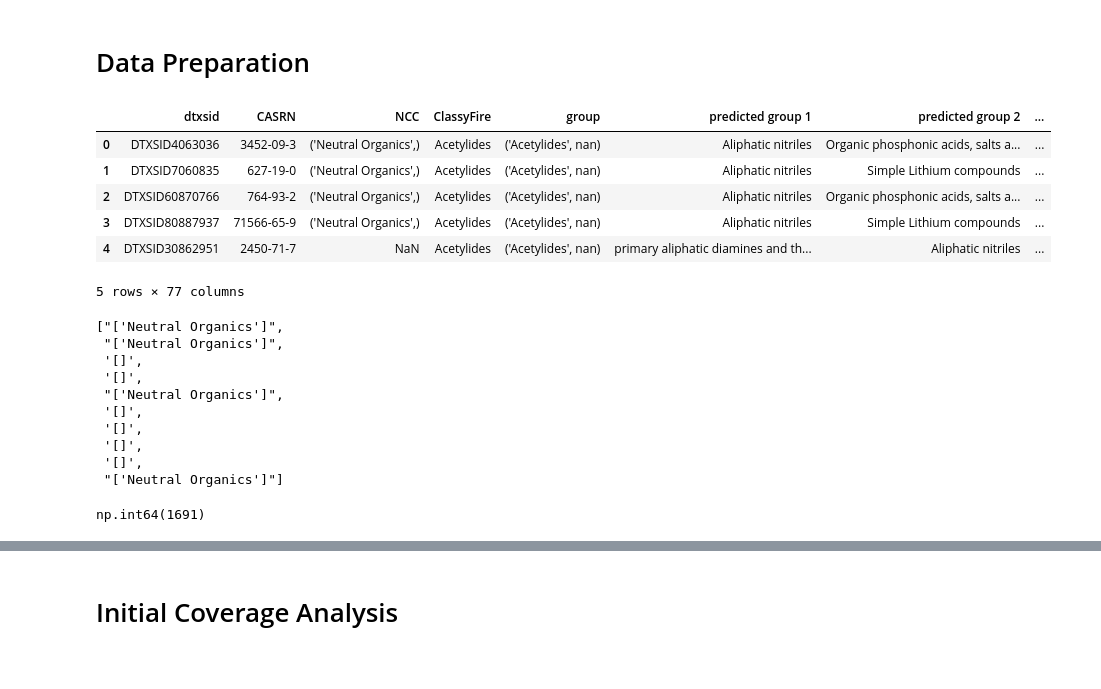
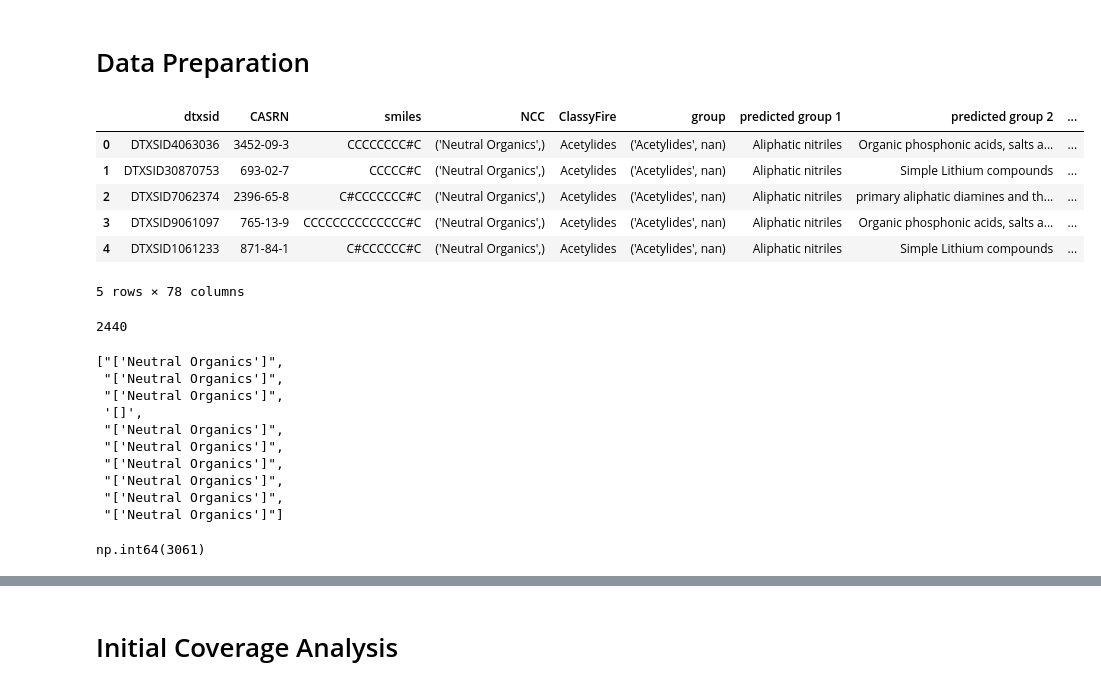
Before and after one commit to laxleary/EPA_Categories, a Jupyter notebook: notebooks/05-category_comparison.ipynb, the cells around one changed output, grey strips where cells are left out. Drawn from its saved outputs; the diff is of its cells as text; code cells hidden in the pictures.

```diff
--- a/notebooks/05-category_comparison.ipynb
+++ b/notebooks/05-category_comparison.ipynb
@@ -4,7 +4,7 @@
 import pandas as pd
 
 #Read in the two files
-arn_rf_groups = pd.read_csv("../data/rf_output_TSCA2.csv").set_index("Unnamed: 0")
+arn_rf_groups = pd.read_csv("../data/rf_output_TSCA2b.csv").set_index("Unnamed: 0")
 epa_groups = pd.read_csv("../outputs/TSCA_categories.csv").set_index("Unnamed: 0")
 # %%
 # Align column names
@@ -13,7 +13,6 @@ epa_groups = epa_groups.rename(columns={'chemicals':'dtxsid'})
 # Remove unecessary columns
 all_groups = arn_rf_groups.merge(epa_groups, on = 'dtxsid', how = 'inner')
 all_groups = all_groups.drop(columns=['PREFERRED_NAME',
- 'smiles',
  'errors',
  'qsar_ready_smiles',
  'physical_form',
@@ -74,40 +73,40 @@ all_groups = all_groups.drop(columns=['PREFERRED_NAME',
  'Conf_index_RT',
  'RT_predRange',
  'LogKOA_pred',
  'KOA_predRange',
  'AD_KOA',
  'AD_index_KOA',
  'Conf_index_KOA',
  'ionization',
  'pKa_a_pred',
  'pKa_a_predRange',
  'pKa_b_pred',
  'pKa_b_predRange',
  'AD_pKa',
  'AD_index_pKa',
  'Conf_index_pKa',
  'LogD55_pred',
  'LogD55_predRange',
  'LogD74_pred',
  'LogD74_predRange',
  'AD_LogD',
  'AD_index_LogD',
  'Conf_index_LogD',
  'HLC',
  'WS_pred_mol/L',
  'WS_pred_mg/L',
  'vendor_count',
  'in_sigma_aldrich',
  'mol'])
 all_groups.head()
 # %% [output]
-|  | dtxsid | CASRN | NCC | ClassyFire | group | predicted group 1 | predicted group 2 | ... |
-| 0 | DTXSID4063036 | 3452-09-3 | ('Neutral Organics',) | Acetylides | ('Acetylides', nan) | Aliphatic nitriles | Organic phosphonic acids, salts a... | ... |
-| 1 | DTXSID7060835 | 627-19-0 | ('Neutral Organics',) | Acetylides | ('Acetylides', nan) | Aliphatic nitriles | Simple Lithium compounds | ... |
-| 2 | DTXSID60870766 | 764-93-2 | ('Neutral Organics',) | Acetylides | ('Acetylides', nan) | Aliphatic nitriles | Organic phosphonic acids, salts a... | ... |
-| 3 | DTXSID80887937 | 71566-65-9 | ('Neutral Organics',) | Acetylides | ('Acetylides', nan) | Aliphatic nitriles | Simple Lithium compounds | ... |
-| 4 | DTXSID30862951 | 2450-71-7 | NaN | Acetylides | ('Acetylides', nan) | primary aliphatic diamines and th... | Aliphatic nitriles | ... |
+|  | dtxsid | CASRN | smiles | NCC | ClassyFire | group | predicted group 1 | predicted group 2 | ... |
+| 0 | DTXSID4063036 | 3452-09-3 | CCCCCCCC#C | ('Neutral Organics',) | Acetylides | ('Acetylides', nan) | Aliphatic nitriles | Organic phosphonic acids, salts a... | ... |
+| 1 | DTXSID30870753 | 693-02-7 | CCCCC#C | ('Neutral Organics',) | Acetylides | ('Acetylides', nan) | Aliphatic nitriles | Simple Lithium compounds | ... |
+| 2 | DTXSID7062374 | 2396-65-8 | C#CCCCCCC#C | ('Neutral Organics',) | Acetylides | ('Acetylides', nan) | Aliphatic nitriles | primary aliphatic diamines and th... | ... |
+| 3 | DTXSID9061097 | 765-13-9 | CCCCCCCCCCCCCC#C | ('Neutral Organics',) | Acetylides | ('Acetylides', nan) | Aliphatic nitriles | Organic phosphonic acids, salts a... | ... |
+| 4 | DTXSID1061233 | 871-84-1 | C#CCCCCC#C | ('Neutral Organics',) | Acetylides | ('Acetylides', nan) | Aliphatic nitriles | Simple Lithium compounds | ... |
-5 rows × 77 columns
+5 rows × 78 columns
 # %%
 all_groups['epa_list'] = ''
 for i,x in all_groups.iterrows():
@@ -118,6 +117,14 @@ for i,x in all_groups.iterrows():
         if all_groups.loc[i,key] == True:
             epa_list.append(key)
     all_groups.loc[i,'epa_list'] = str(epa_list)
+# %%
+counter = 0
+for word_list in all_groups['epa_list']:
+    if len(word_list.split(','))>1:
+        counter += 1
+counter
+# %% [output]
+2440
 # %%
 ncc_list = all_groups['NCC']
 new_ncc_list = []
@@ -138,22 +145,22 @@ new_ncc_list[10:20]
 # %% [output]
 ["['Neutral Organics']",
  "['Neutral Organics']",
- '[]',
+ "['Neutral Organics']",
  '[]',
  "['Neutral Organics']",
- '[]',
- '[]',
- '[]',
- '[]',
+ "['Neutral Organics']",
+ "['Neutral Organics']",
+ "['Neutral Organics']",
+ "['Neutral Organics']",
  "['Neutral Organics']"]
 # %%
 #Take a quick look at how the new NCC code has changed predictions over time
 all_groups['NCC_EPA_match'] = [all_groups['epa_list'][i] == new_ncc_list[i] for i in range(len(all_groups))]
 # %%
-#This is the number of chemicals with new categories since updating teh EPA NCC code and fixing categories
+#This is the number of chemicals with new categories since updating the EPA NCC code and fixing categories
 len(all_groups) - all_groups['NCC_EPA_match'].sum()
 # %% [output]
-np.int64(1691)
+np.int64(3061)
 # %%
 # These are the changed chemicals. Note that many already were in categories but now have additional categories.
 all_groups.loc[all_groups['NCC_EPA_match'] == False]
```
Also changed, not shown: parts of 69 cells of this notebook, 7 other files.
